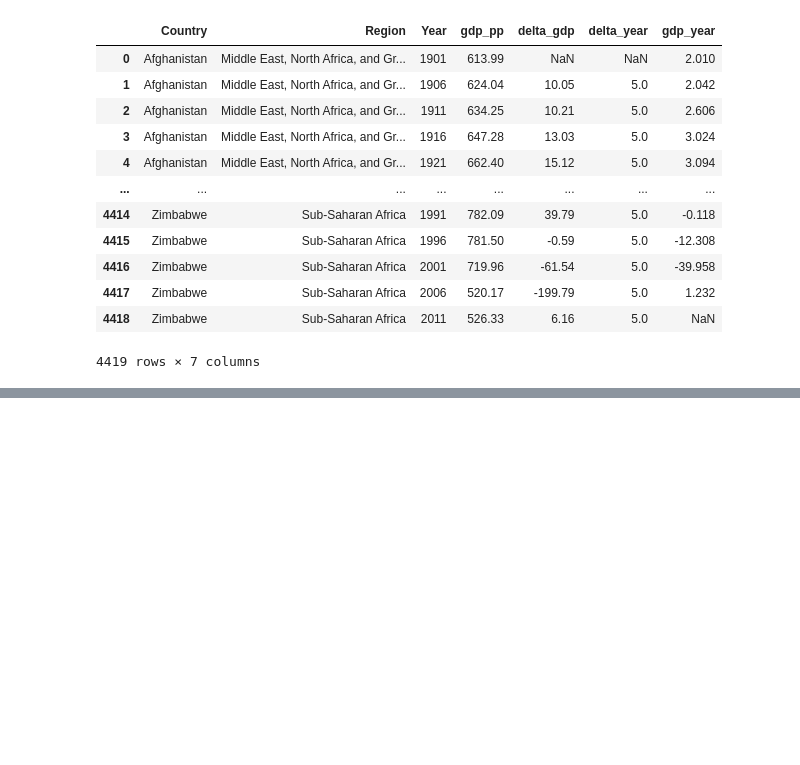
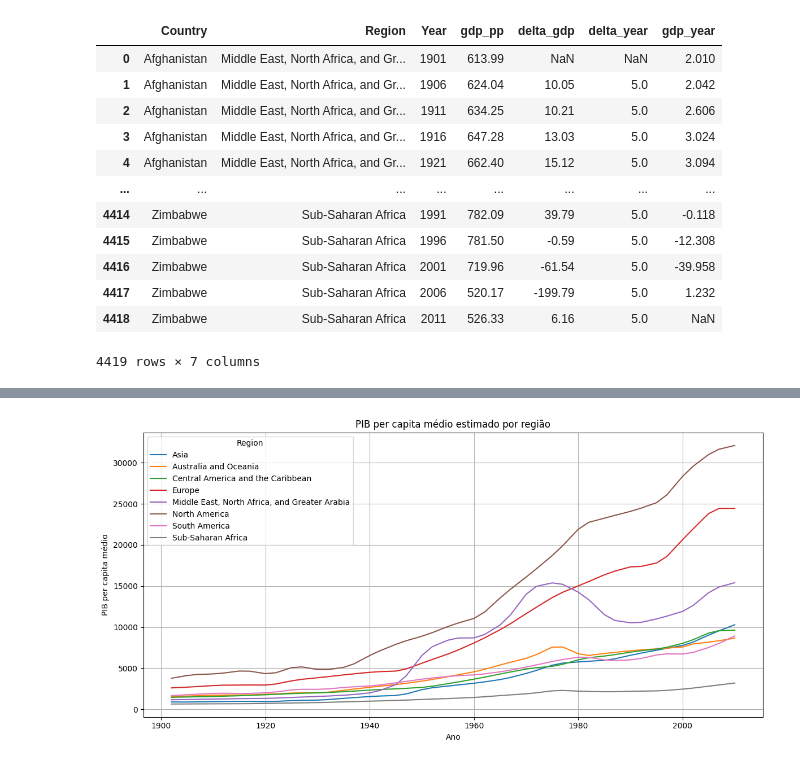
Before and after one commit to ludiemert/Analyzing_Data_Pandas_SQL, a Jupyter notebook: 4_Projectos/3_Proj_ GDP_Per_Person/GDP_Per_Person.ipynb, the cells around one changed output, grey strips where cells are left out. Saved outputs shown, nothing was run; the diff lists cells and outputs as text; code cells hidden in the pictures; blank space fills up the shorter version.

```diff
--- a/4_Projectos/3_Proj_ GDP_Per_Person/GDP_Per_Person.ipynb
+++ b/4_Projectos/3_Proj_ GDP_Per_Person/GDP_Per_Person.ipynb
@@ -576,0 +723,17 @@ df_gdp
+# %%
+#  montar todos com grafico (CHATGPT)
+# 3 - Evolução média por região
+# Calcular média anual por região
+df_region_avg = df_new_data.groupby(["Region", "Year"])["gdp_pp"].mean().reset_index()
+
+plt.figure(figsize=(12, 6))
+sns.lineplot(data=df_region_avg, x="Year", y="gdp_pp", hue="Region")
+
+plt.title("PIB per capita médio estimado por região")
+plt.xlabel("Ano")
+plt.ylabel("PIB per capita médio")
+plt.grid(True)
+plt.tight_layout()
+plt.show()
+# %% [output]
+[figure, added]
```
Also changed, not shown: parts of 12 cells of this notebook.
